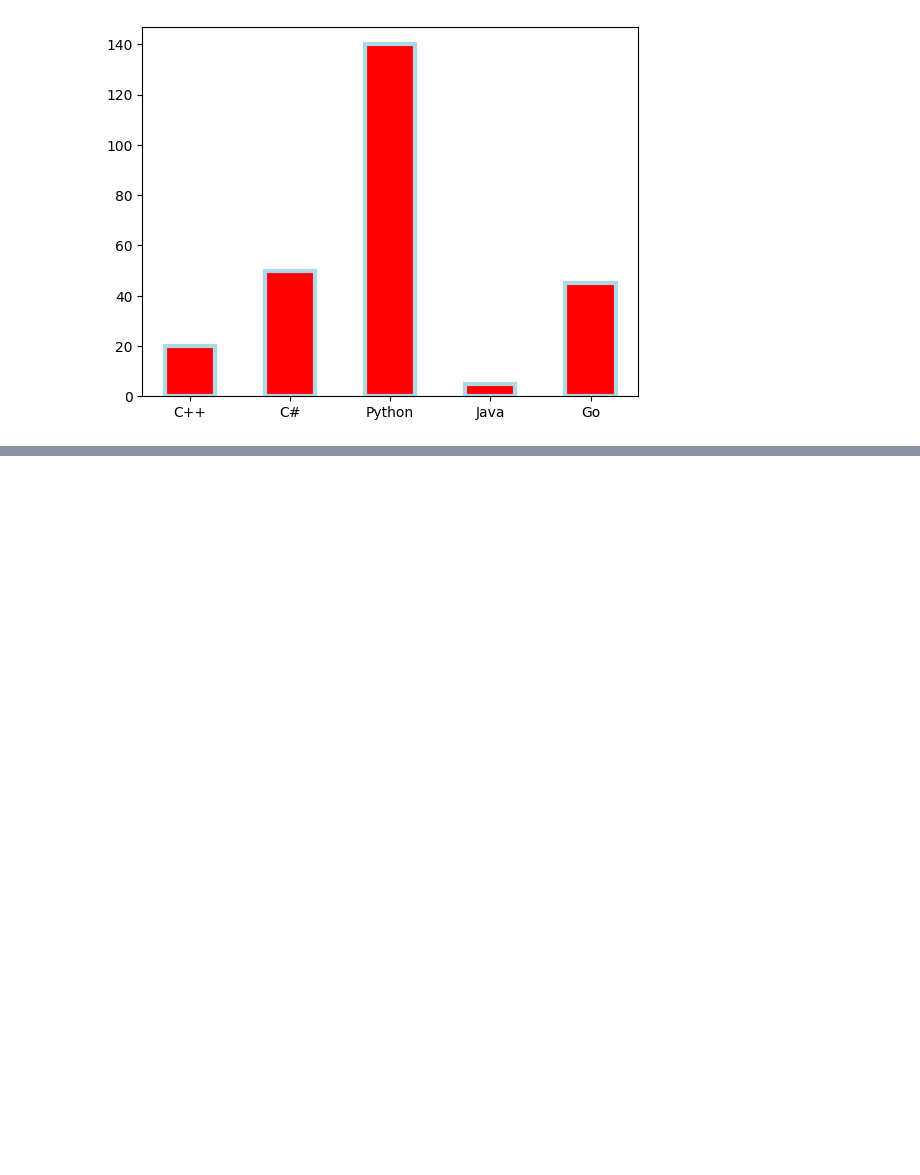
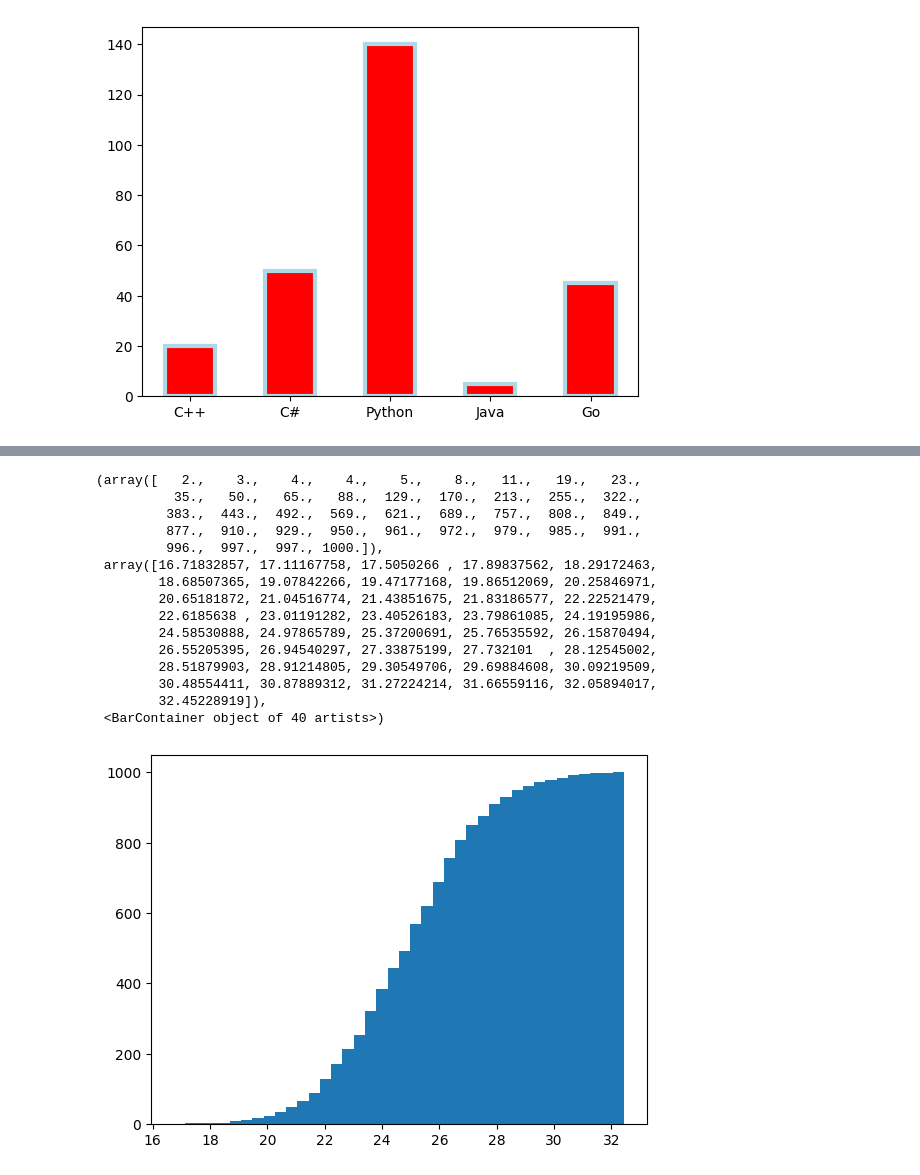
Before and after one commit to rennaMAhcuS/Advanced-Python, a Jupyter notebook: Basics/Matplotlib/Matplotlib.ipynb, the cells around one changed output, grey strips where cells are left out. Cells and saved outputs as stored; diff of their text form; code cells hidden in the pictures; blank space fills up the shorter version.

```diff
--- a/Basics/Matplotlib/Matplotlib.ipynb
+++ b/Basics/Matplotlib/Matplotlib.ipynb
@@ -49,0 +82,23 @@ plt.bar(x_bar, y_bar,
+# %%
+# Cumulative Graph
+plt.hist(ages_hist,
+         bins=40,  # Also supports an array
+         cumulative=True
+         )
+# %% [output]
+(array([   2.,    3.,    4.,    4.,    5.,    8.,   11.,   19.,   23.,
+          35.,   50.,   65.,   88.,  129.,  170.,  213.,  255.,  322.,
+         383.,  443.,  492.,  569.,  621.,  689.,  757.,  808.,  849.,
+         877.,  910.,  929.,  950.,  961.,  972.,  979.,  985.,  991.,
+         996.,  997.,  997., 1000.]),
+ array([16.71832857, 17.11167758, 17.5050266 , 17.89837562, 18.29172463,
+        18.68507365, 19.07842266, 19.47177168, 19.86512069, 20.25846971,
+        20.65181872, 21.04516774, 21.43851675, 21.83186577, 22.22521479,
+        22.6185638 , 23.01191282, 23.40526183, 23.79861085, 24.19195986,
+        24.58530888, 24.97865789, 25.37200691, 25.76535592, 26.15870494,
+        26.55205395, 26.94540297, 27.33875199, 27.732101  , 28.12545002,
+        28.51879903, 28.91214805, 29.30549706, 29.69884608, 30.09219509,
+        30.48554411, 30.87889312, 31.27224214, 31.66559116, 32.05894017,
+        32.45228919]),
+ <BarContainer object of 40 artists>)
+[figure, added]
```
Also changed, not shown: parts of 11 cells of this notebook, 1 other file.
